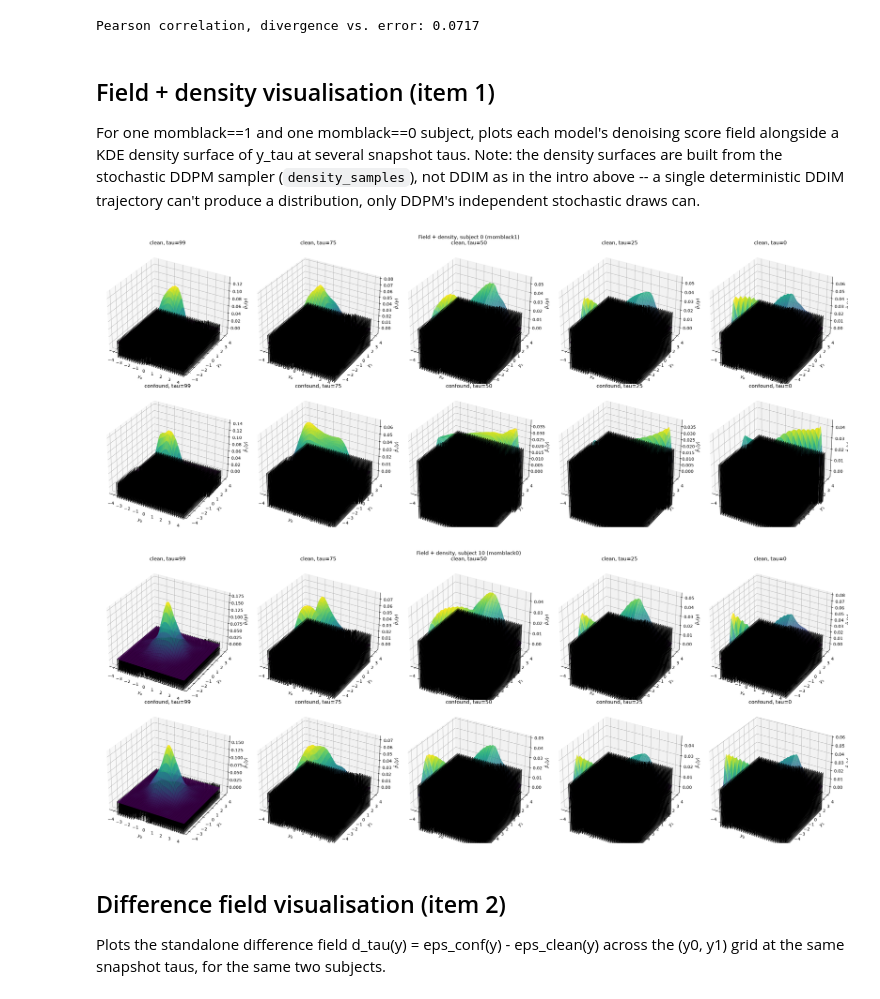
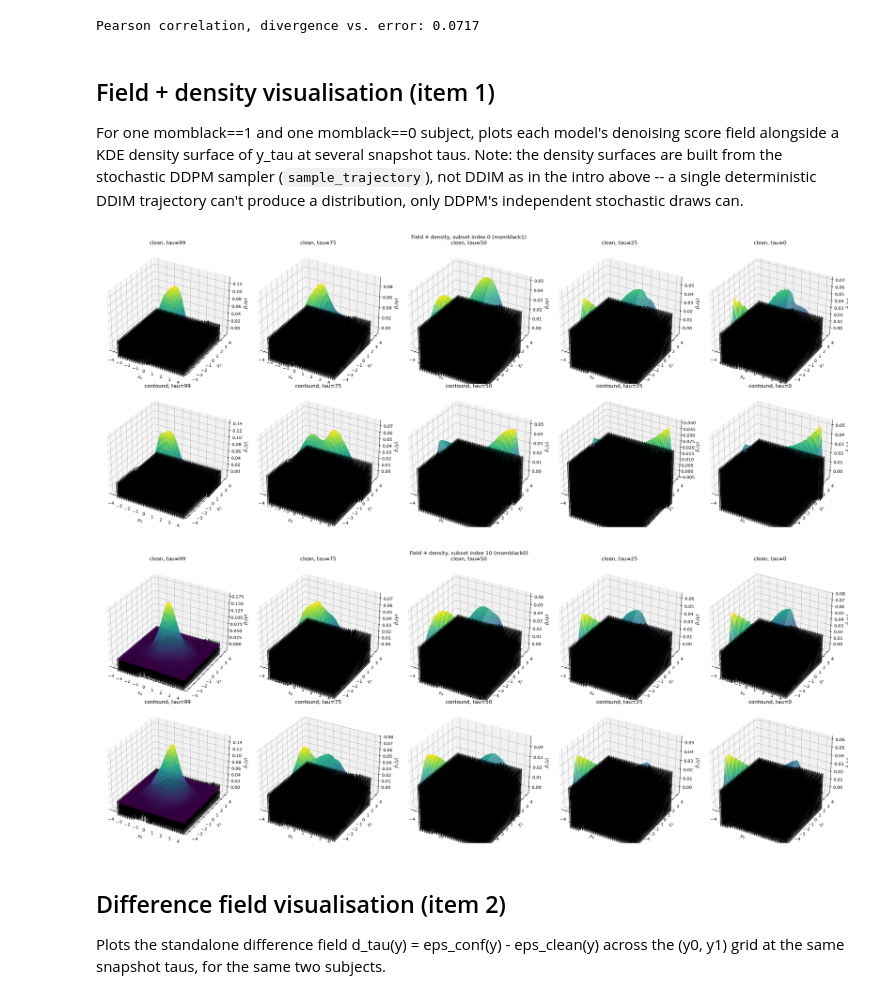
Before and after one commit to case547/diffusion-irregular-ehr, a Jupyter notebook: confounding_diffusion.ipynb, the cells around one changed output. Drawn from its saved outputs; the diff is of its cells as text; code cells hidden in the pictures.

```diff
--- a/confounding_diffusion.ipynb
+++ b/confounding_diffusion.ipynb
@@ -40,11 +39,11 @@ cfg.diffusion.num_steps = 100
 cfg.diffusion.beta_end = 0.2
 
 clean_model = DiffPO(cfg.model, cfg.diffusion)
-clean_model.load_state_dict(torch.load(CLEAN_CHECKPOINT, map_location=DEVICE))
+clean_model.load_state_dict(torch.load(CLEAN_CHECKPOINT, map_location="cpu"))
 clean_model.eval()
 
 conf_model = DiffPO(cfg.model, cfg.diffusion)
-conf_model.load_state_dict(torch.load(CONF_CHECKPOINT, map_location=DEVICE))
+conf_model.load_state_dict(torch.load(CONF_CHECKPOINT, map_location="cpu"))
 conf_model.eval()
 
 print("clean_model.L:", clean_model.L, "  conf_model.L:", conf_model.L)
@@ -288,12 +325,12 @@ Pearson correlation, divergence vs. error: 0.0717
 
 For one momblack==1 and one momblack==0 subject, plots each model's denoising score field
 alongside a KDE density surface of y_tau at several snapshot taus. Note: the density
-surfaces are built from the stochastic DDPM sampler (`density_samples`), not DDIM as in the
+surfaces are built from the stochastic DDPM sampler (`sample_trajectory`), not DDIM as in the
 intro above -- a single deterministic DDIM trajectory can't produce a distribution, only
 DDPM's independent stochastic draws can.
 # %%
-L = cfg.diffusion.num_steps
-SNAPSHOT_TAUS = [L - 1, 3 * L // 4, L // 2, L // 4, 0]  # L, 3L/4, L/2, L/4, 0 -- L-agnostic
+L_STEPS = cfg.diffusion.num_steps
+SNAPSHOT_TAUS = [L_STEPS - 1, 3 * L_STEPS // 4, L_STEPS // 2, L_STEPS // 4, 0]  # L-agnostic
 DENSITY_K = 300
 GRID_N = 40
 GRID_RANGE = 4.0  # y0, y1 span, in normalised outcome units
@@ -325,15 +362,20 @@ def eps_grid(model, tau, x_subj, a_subj, grid_n=GRID_N, grid_range=GRID_RANGE):
         eps[:, 1].reshape(grid_n, grid_n).numpy(),
     )
 # %%
-def density_samples(model, tau, x_subj, a_subj, clip_val, K=DENSITY_K):
-    """K independent stochastic reverse-trajectory samples of y_tau, for one subject."""
+def sample_trajectory(model, x_subj, a_subj, clip_val, K=DENSITY_K):
+    """K independent stochastic reverse-trajectory samples for one subject, returned in full.
+
+    Returns y_traj (L, K, 2): the state entering each step, in step order from tau=L-1 down
+    to tau=0 (see tau_to_traj_index). Sample once per (model, subject) and slice out every
+    tau needed from the result, rather than re-running the K-sample ensemble per tau.
+    """
     x_rep = x_subj.unsqueeze(0).expand(K, -1)
     a_rep = a_subj.unsqueeze(0).expand(K)
     with torch.no_grad():
         _, y_traj, _ = model._ddpm_reverse(
             K, x_rep, a_rep, torch.device("cpu"), clip_val=clip_val, log_trajectory=True
         )
-    return y_traj[tau_to_traj_index(tau, model.L)]  # (K, 2)
+    return y_traj  # (L, K, 2)
 
 
 def kde_surface(samples, grid_n=GRID_N, grid_range=GRID_RANGE):
@@ -344,9 +386,17 @@ def kde_surface(samples, grid_n=GRID_N, grid_range=GRID_RANGE):
     return Y0, Y1, Z
 
 
-def plot_field_density(model, tau, x_subj, a_subj, clip_val, title, ax):
-    """Item 1: KDE density surface + score quiver projected on the axes floor."""
-    samples = density_samples(model, tau, x_subj, a_subj, clip_val)
+def plot_field_density(model, tau, x_subj, a_subj, clip_val, title, ax, y_traj_samples=None):
+    """Item 1: KDE density surface + score quiver projected on the axes floor.
+
+    y_traj_samples, if given, is a precomputed (L, K, 2) trajectory ensemble from
+    sample_trajectory -- the tau slice is taken from it directly. Otherwise a fresh K-sample
+    ensemble is drawn for this call alone (kept for standalone use; the small-multiples loop
+    below always passes a precomputed ensemble so all taus in a row share one draw).
+    """
+    if y_traj_samples is None:
+        y_traj_samples = sample_trajectory(model, x_subj, a_subj, clip_val)
+    samples = y_traj_samples[tau_to_traj_index(tau, model.L)]  # (K, 2)
     Y0d, Y1d, Z = kde_surface(samples)
     Y0f, Y1f, EPS0, EPS1 = eps_grid(model, tau, x_subj, a_subj)
     scale = (1.0 - model.alpha_bar_sched[tau]).clamp(min=1e-15).sqrt().item()
@@ -372,38 +422,46 @@ def plot_field_density(model, tau, x_subj, a_subj, clip_val, title, ax):
 # %%
 for subj_idx, subj_label in [(subject_flipped, "momblack1"), (subject_control, "momblack0")]:
     x_subj, a_clean_subj, a_conf_subj = x[subj_idx], a_clean[subj_idx], a_conf[subj_idx]
+
+    # Sample each model's trajectory ensemble once per subject, then slice every
+    # SNAPSHOT_TAUS value below -- one coherent ensemble sliced across time, not a
+    # fresh independent draw per (model, tau) pair.
+    clean_traj_samples = sample_trajectory(clean_model, x_subj, a_clean_subj, clip_value_clean)
+    conf_traj_samples = sample_trajectory(conf_model, x_subj, a_conf_subj, clip_value_conf)
 
     fig = plt.figure(figsize=(5 * len(SNAPSHOT_TAUS), 10))
     for col, tau in enumerate(SNAPSHOT_TAUS):
         ax_clean = fig.add_subplot(2, len(SNAPSHOT_TAUS), col + 1, projection="3d")
         plot_field_density(
             clean_model,
             tau,
             x_subj,
             a_clean_subj,
             clip_value_clean,
             f"clean, tau={tau}",
             ax_clean,
+            y_traj_samples=clean_traj_samples,
         )
         ax_conf = fig.add_subplot(
             2, len(SNAPSHOT_TAUS), len(SNAPSHOT_TAUS) + col + 1, projection="3d"
         )
         plot_field_density(
             conf_model,
             tau,
             x_subj,
             a_conf_subj,
             clip_value_conf,
             f"confound, tau={tau}",
             ax_conf,
+            y_traj_samples=conf_traj_samples,
         )
-    fig.suptitle(f"Field + density, subject {subj_idx} ({subj_label})")
+    fig.suptitle(f"Field + density, subset index {subj_idx} ({subj_label})")
     fig.tight_layout()
     fig.savefig(f"images/confounding_field_density_{subj_label}.png", dpi=150)
     plt.show()
 # %% [output]
-[figure, old version]
+[figure, new version]
-[figure, old version]
+[figure, new version]
 # %% [markdown]
 ## Difference field visualisation (item 2)
 
```
Also changed, not shown: parts of 9 cells of this notebook, 3 other files.
